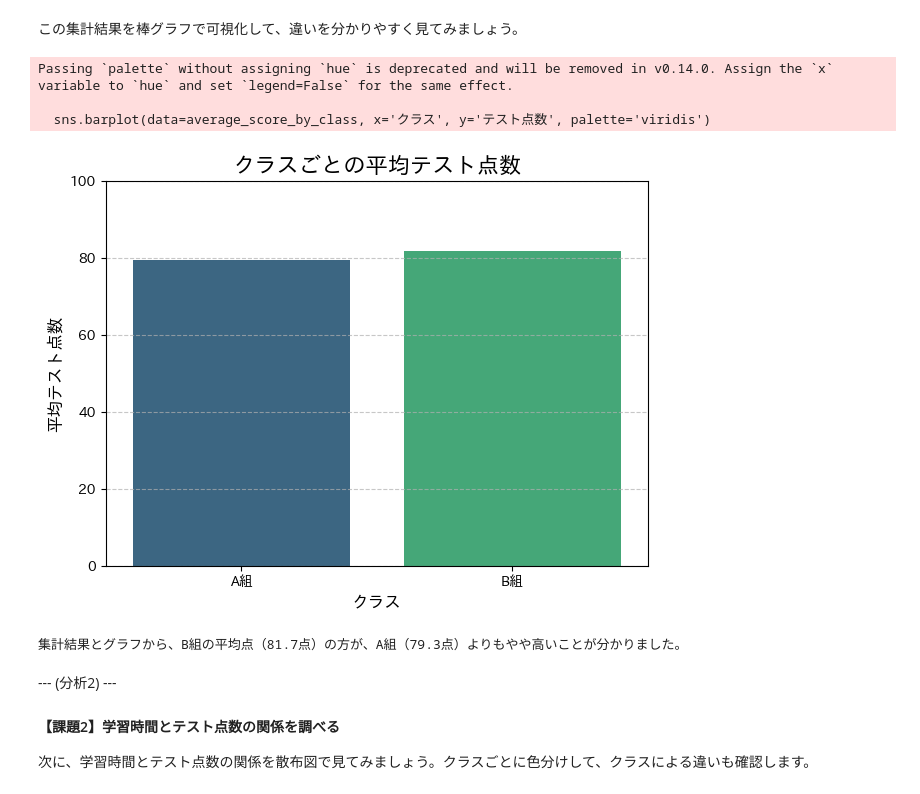
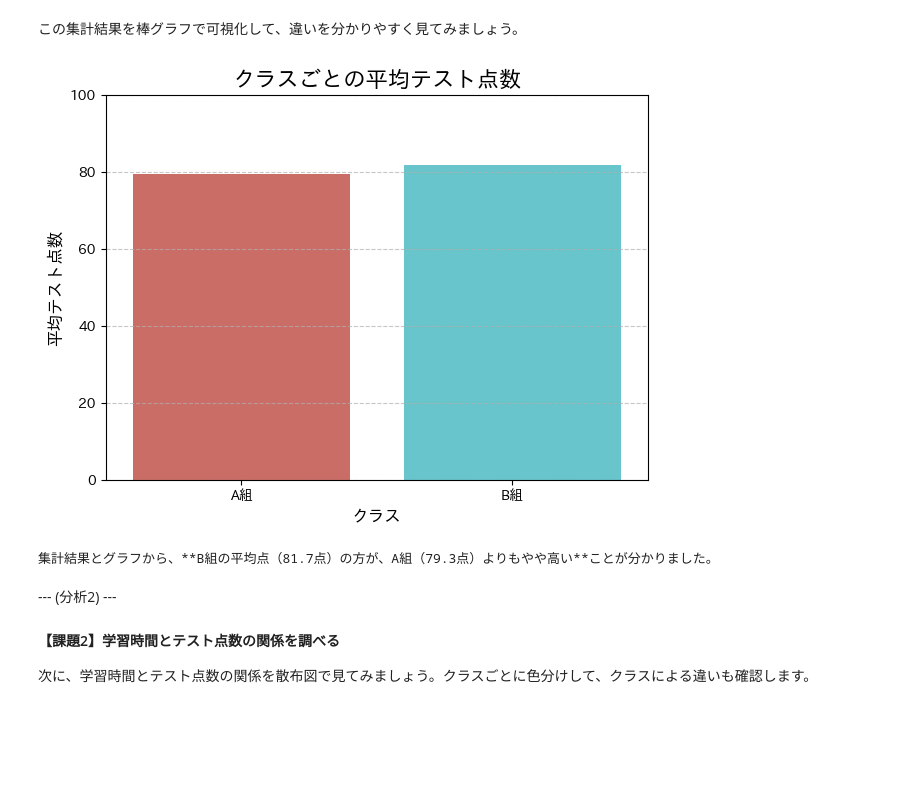
Before and after one commit to hirossk/20250807seminar, a Jupyter notebook: 0807データサイエンス基礎.ipynb, the cells around one changed output. Cells and saved outputs as stored; diff of their text form; code cells hidden in the pictures; blank space fills up the shorter version.

```diff
--- a/0807データサイエンス基礎.ipynb
+++ b/0807データサイエンス基礎.ipynb
@@ -319,22 +321,20 @@ display(average_score_by_class)
 # %%
 # 棒グラフを作成します
 plt.figure(figsize=(7, 5))
-sns.barplot(data=average_score_by_class, x='クラス', y='テスト点数', palette='viridis')
+# FutureWarningを解消するために、xをhueに割り当て、legend=Falseを設定します
+sns.barplot(data=average_score_by_class, x='クラス', y='テスト点数', hue='クラス', palette='hls')
 plt.title('クラスごとの平均テスト点数', fontsize=16)
 plt.xlabel('クラス', fontsize=12)
 plt.ylabel('平均テスト点数', fontsize=12)
 plt.ylim(0, 100) # y軸の範囲を0点から100点に設定します
 plt.grid(axis='y', linestyle='--', alpha=0.7)
 plt.show()
 
 # **【疑問1の結論】**
-print("集計結果とグラフから、B組の平均点（81.7点）の方が、A組（79.3点）よりもやや高いことが分かりました。")
+print("集計結果とグラフから、**B組の平均点（81.7点）の方が、A組（79.3点）よりもやや高い**ことが分かりました。")
 # %% [output]
+[figure, new version]
-Passing `palette` without assigning `hue` is deprecated and will be removed in v0.14.0. Assign the `x` variable to `hue` and set `legend=False` for the same effect.
-
-  sns.barplot(data=average_score_by_class, x='クラス', y='テスト点数', palette='viridis')
+集計結果とグラフから、**B組の平均点（81.7点）の方が、A組（79.3点）よりもやや高い**ことが分かりました。
-[figure, old version]
-集計結果とグラフから、B組の平均点（81.7点）の方が、A組（79.3点）よりもやや高いことが分かりました。
 # %% [markdown]
 --- (分析2) ---
 #### 【課題2】学習時間とテスト点数の関係を調べる
```
Also changed, not shown: parts of 13 cells of this notebook, 1 other file.
